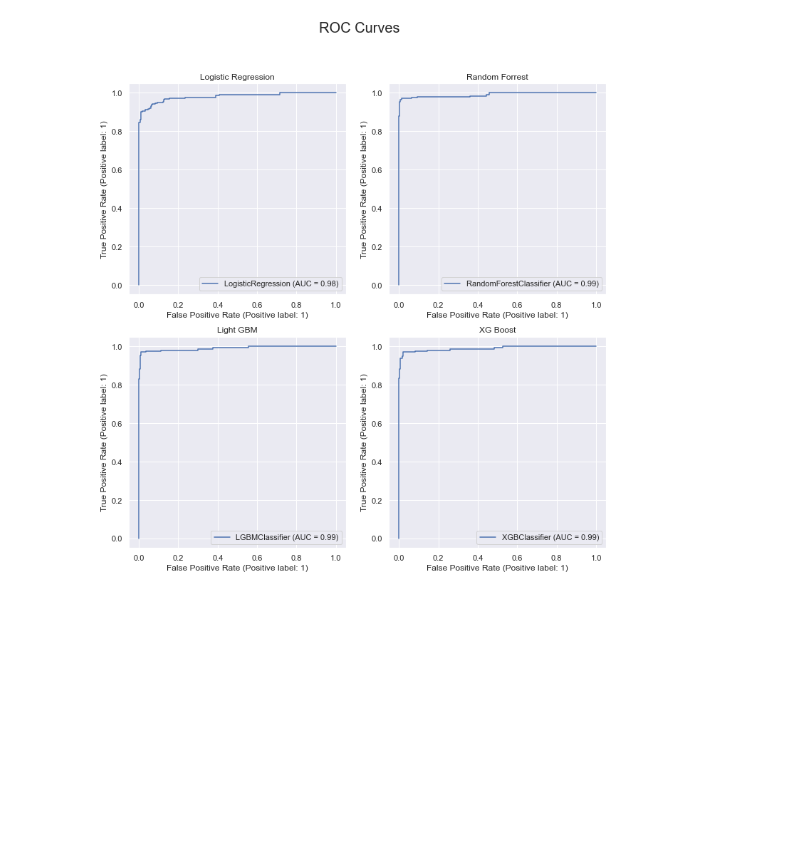
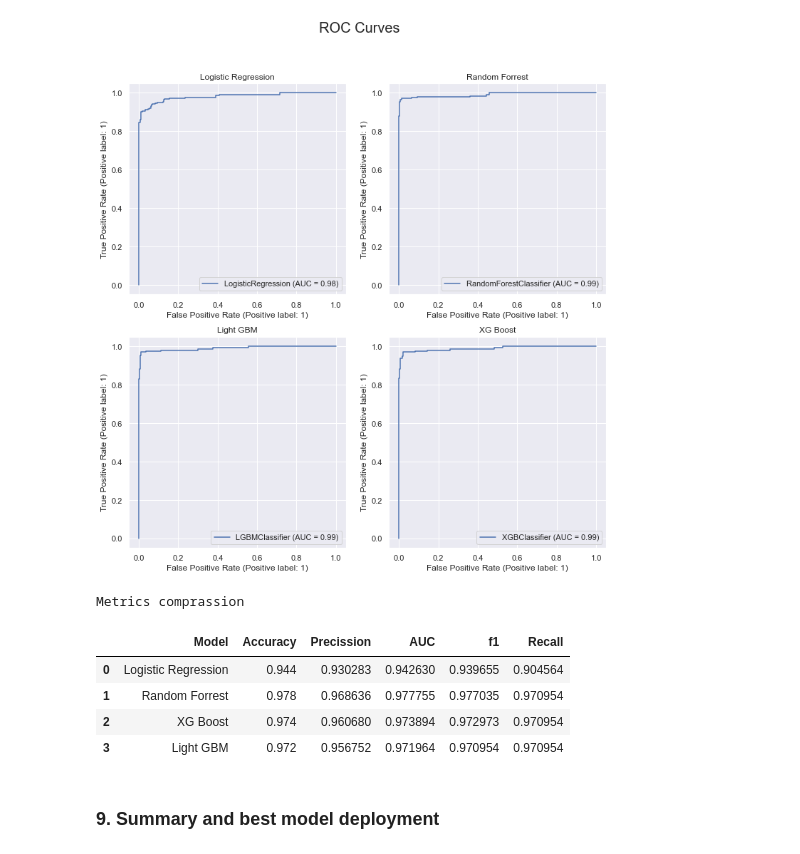
Before and after one commit to lukkor99/Credit_card_fraud_detection, a Jupyter notebook: Credit_card_fraud.ipynb, the cells around one changed output. Saved outputs shown, nothing was run; the diff lists cells and outputs as text; code cells hidden in the pictures; blank space fills up the shorter version.

Commit message:
Metrics Comprassion

```diff
--- a/Credit_card_fraud.ipynb
+++ b/Credit_card_fraud.ipynb
@@ -525,3 +531,9 @@ matrix_lgbm = confusion_matrix(y_test , lgbm.predict(X_test))
+# %%
+accuracies = [accuracy_score(y_test, model.predict(X_test)) for model in models]
+precisions = [average_precision_score(y_test, model.predict(X_test)) for model in models]
+aucs = [roc_auc_score(y_test, model.predict(X_test)) for model in models]
+f1s = [f1_score(y_test, model.predict(X_test)) for model in models]
+recalls = [recall_score(y_test, model.predict(X_test)) for model in models]
 # %%
 for model in models:
     print(f'Classification report for: {model.__class__.__name__}')
@@ -588,3 +600,21 @@ axes[1][1].set_title("XG Boost")
 plt.show()
 # %% [output]
 [figure]
+# %%
+print(f'Metrics comprassion')
+
+pd.DataFrame({'Model':['Logistic Regression', 'Random Forrest', 'XG Boost', 'Light GBM'],
+            'Accuracy': accuracies,
+            'Precission':precisions,
+            'AUC':aucs,
+            'f1': f1s,
+            'Recall': recalls})
+# %% [output]
+Metrics comprassion
+|  | Model | Accuracy | Precission | AUC | f1 | Recall |
+| 0 | Logistic Regression | 0.944 | 0.930283 | 0.942630 | 0.939655 | 0.904564 |
+| 1 | Random Forrest | 0.978 | 0.968636 | 0.977755 | 0.977035 | 0.970954 |
+| 2 | XG Boost | 0.974 | 0.960680 | 0.973894 | 0.972973 | 0.970954 |
+| 3 | Light GBM | 0.972 | 0.956752 | 0.971964 | 0.970954 | 0.970954 |
+# %% [markdown]
+### 9. Summary and best model deployment
```
Also changed, not shown: parts of 5 cells of this notebook.
